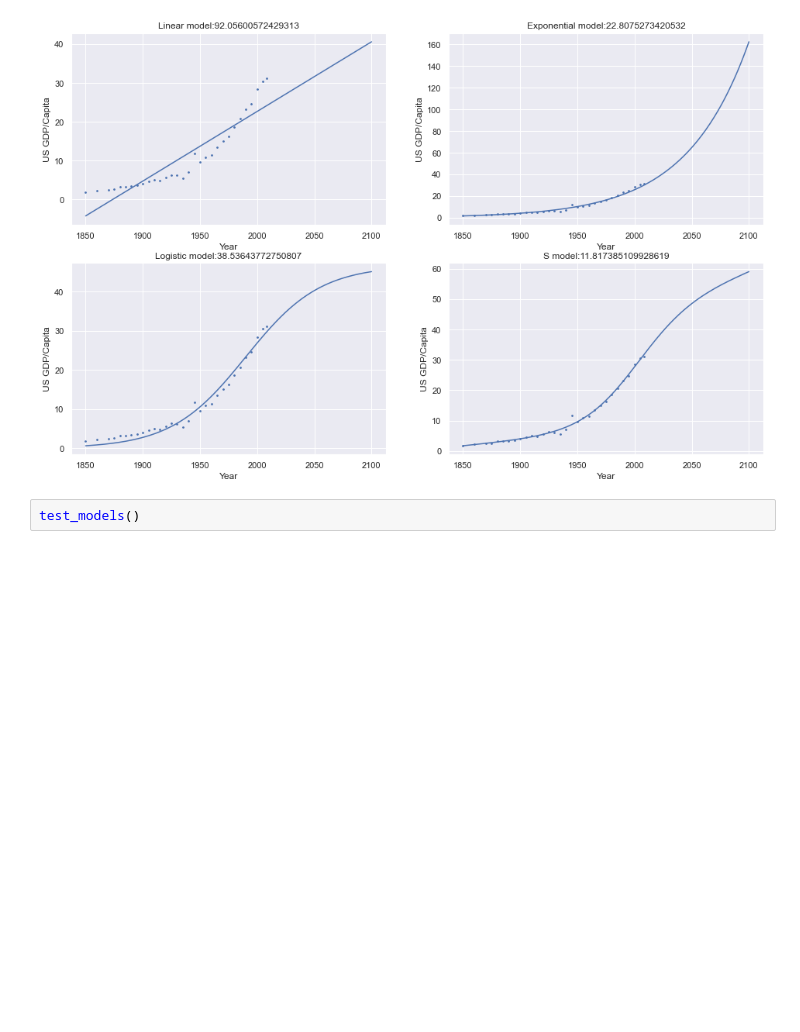
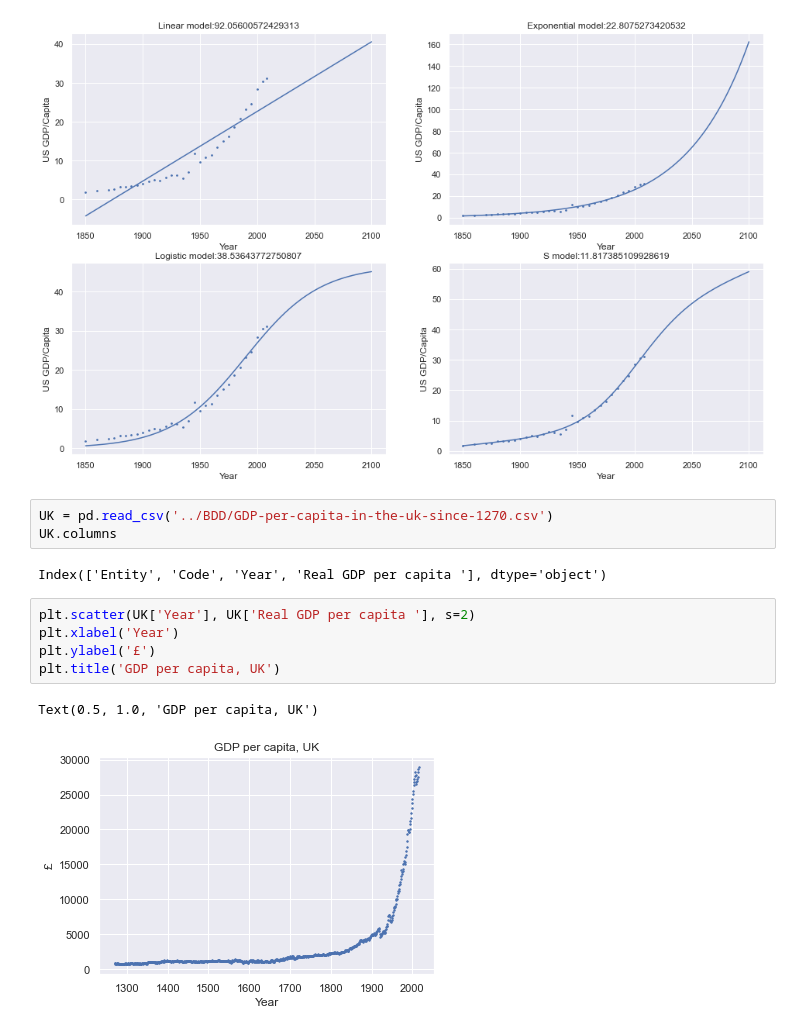
Before and after one commit to leatrin/EnergyLimits, a Jupyter notebook: Codes/curve-regression.ipynb, the cells around one changed output. Cells and saved outputs as stored; diff of their text form; blank space fills up the shorter version.

```diff
--- a/Codes/curve-regression.ipynb
+++ b/Codes/curve-regression.ipynb
@@ -500,5 +500,16 @@ test_models(USA['Year'], USA['GDP(1990GK$)']/USA['Pop(000)'], logbounds=[25,1990
 # %% [output]
 (1935.0, 5.466837946487928, 9.999725341796875, 0.02504293254903958, 0.013174953245624673, 0.008991859483261174)
 [figure]
-# %%
-test_models()
+# %%
+UK = pd.read_csv('../BDD/GDP-per-capita-in-the-uk-since-1270.csv')
+UK.columns
+# %% [output]
+Index(['Entity', 'Code', 'Year', 'Real GDP per capita '], dtype='object')
+# %%
+plt.scatter(UK['Year'], UK['Real GDP per capita '], s=2)
+plt.xlabel('Year')
+plt.ylabel('£')
+plt.title('GDP per capita, UK')
+# %% [output]
+Text(0.5, 1.0, 'GDP per capita, UK')
+[figure, added]
```
Also changed, not shown: parts of 5 cells of this notebook, 8 other files.
